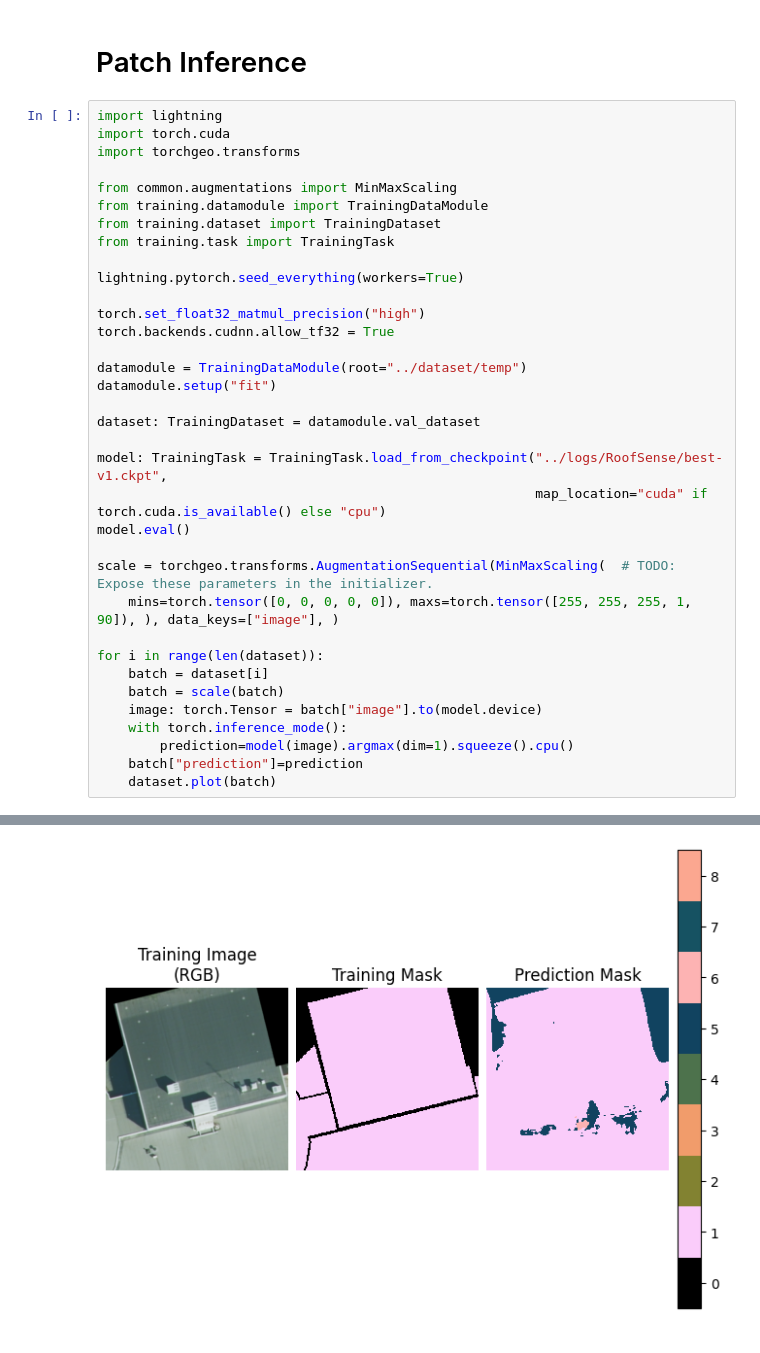
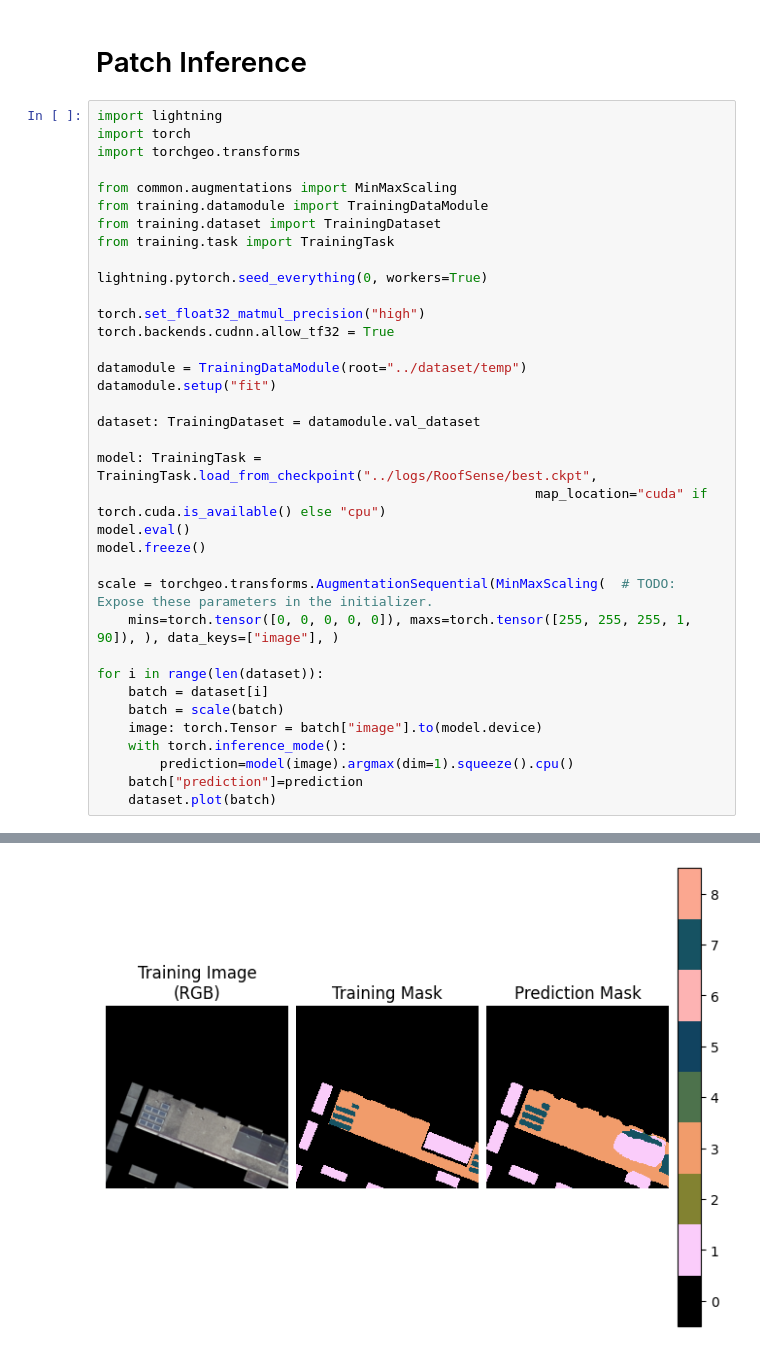
Before and after one commit to DimitrisMantas/RoofSense, a Jupyter notebook: inference/patch.ipynb, the cells around one changed output, grey strips where cells are left out. Saved outputs shown, nothing was run; the diff lists cells and outputs as text.

```diff
--- a/inference/patch.ipynb
+++ b/inference/patch.ipynb
@@ -2,7 +2,7 @@
 # Patch Inference
 # %%
 import lightning
-import torch.cuda
+import torch
 import torchgeo.transforms
 
 from common.augmentations import MinMaxScaling
@@ -10,7 +10,7 @@ from training.datamodule import TrainingDataModule
 from training.dataset import TrainingDataset
 from training.task import TrainingTask
 
-lightning.pytorch.seed_everything(workers=True)
+lightning.pytorch.seed_everything(0, workers=True)
 
 torch.set_float32_matmul_precision("high")
 torch.backends.cudnn.allow_tf32 = True
@@ -20,9 +20,10 @@ datamodule.setup("fit")
 
 dataset: TrainingDataset = datamodule.val_dataset
 
-model: TrainingTask = TrainingTask.load_from_checkpoint("../logs/RoofSense/best-v1.ckpt",
+model: TrainingTask = TrainingTask.load_from_checkpoint("../logs/RoofSense/best.ckpt",
                                                         map_location="cuda" if torch.cuda.is_available() else "cpu")
 model.eval()
+model.freeze()
 
 scale = torchgeo.transforms.AugmentationSequential(MinMaxScaling(  # TODO: Expose these parameters in the initializer.
     mins=torch.tensor([0, 0, 0, 0, 0]), maxs=torch.tensor([255, 255, 255, 1, 90]), ), data_keys=["image"], )
@@ -50 +51 @@ weights
-[figure, old version]
+[figure, new version]
```
Also changed, not shown: parts of 1 cell of this notebook.
